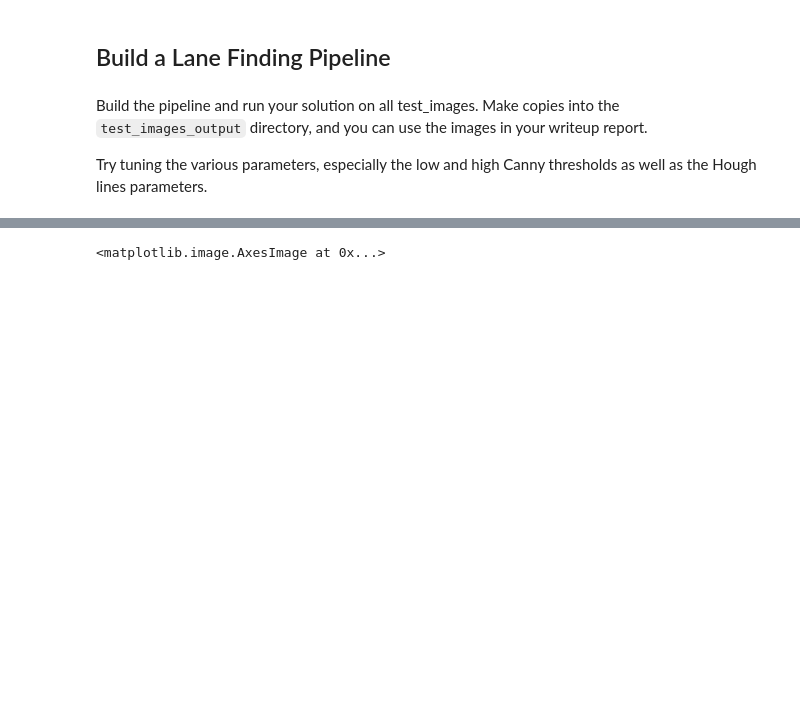
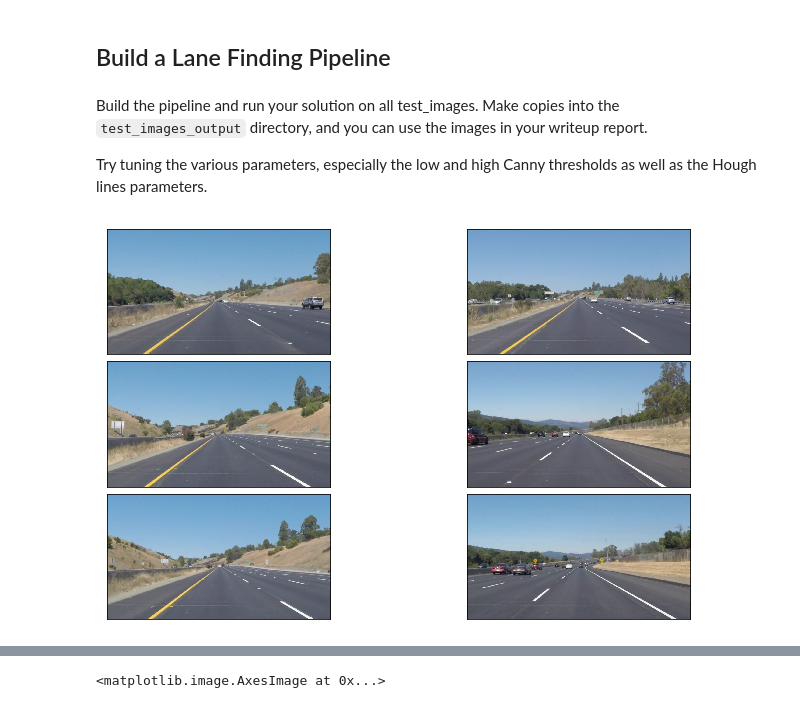
Before and after one commit to Muda413/SDCND_FindingLanes, a Jupyter notebook: P1.ipynb, the cells around one changed output, grey strips where cells are left out. Drawn from its saved outputs; the diff is of its cells as text; code cells hidden in the pictures; blank space fills up the shorter version.

Commit message:
showing images

```diff
--- a/P1.ipynb
+++ b/P1.ipynb
@@ -298,0 +339,27 @@ def process_image(image):
+# %%
+# test_files = os.listdir("test_images/")
+# print(test_files)
+
+def show_images(images, cmap=None, saveFig=False):
+    cols = 2
+    rows = len(images)+1//cols
+    fig = plt.figure(figsize=(10,11))
+    for i,img in enumerate(images):
+        plt.subplot(rows,cols,i+1)
+        cmap="gray" if len(img.shape) == 2 else cmap
+        plt.imshow(img,cmap=cmap)
+        plt.xticks([])
+        plt.yticks([])
+        if saveFig:
+            plt.savefig(os.path.join("processed_images/","image_{0}.png".format(i)))
+
+    plt.tight_layout(pad=0, h_pad=0, w_pad=0)
+    plt.show()
+    plt.close()
+# %%
+import glob
+test_images = [plt.imread(path) for path in glob.glob("test_images/*.jpg")]
+
+show_images(test_images)
+# %% [output]
+[figure, added]
```
Also changed, not shown: parts of 5 cells of this notebook.
